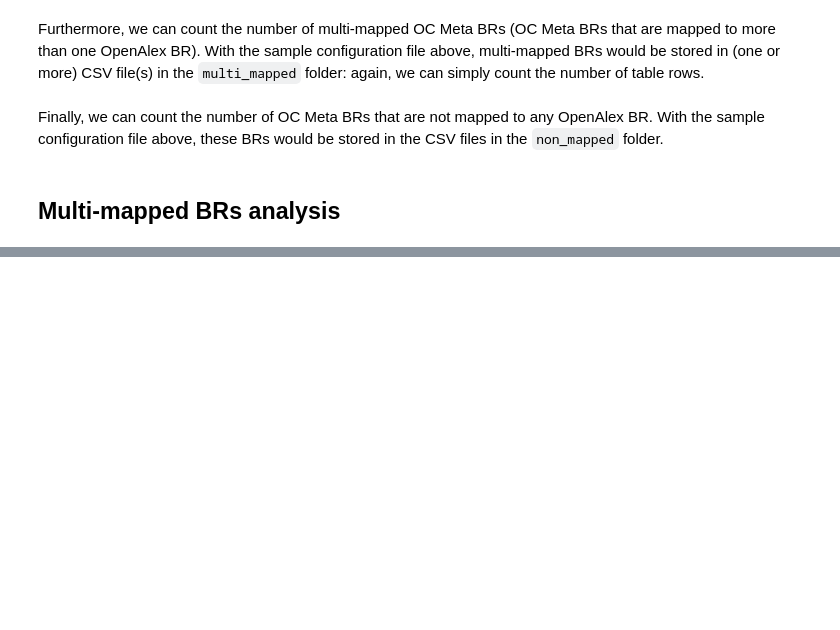
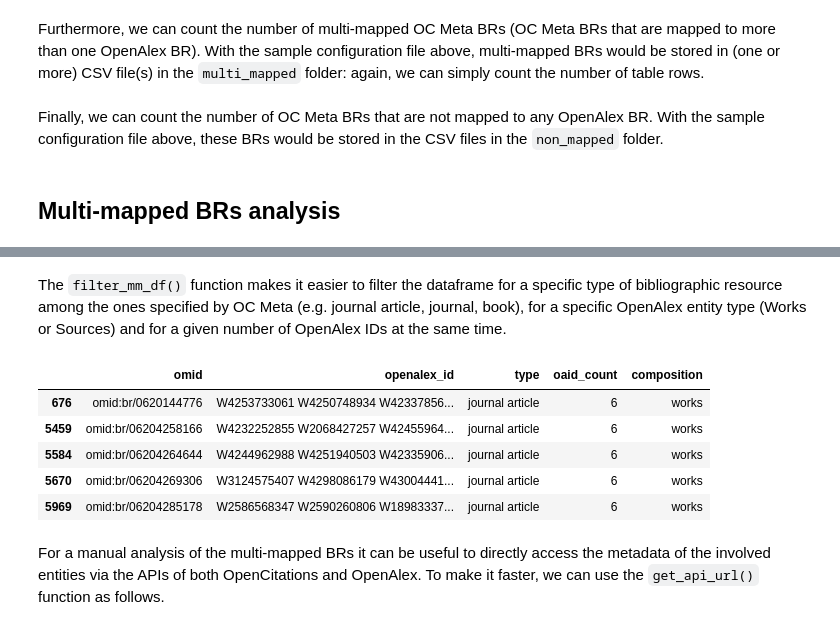
Before and after one commit to eliarizzetto/omid-openalex, a Jupyter notebook: analysis_guide.ipynb, the cells around one changed output, grey strips where cells are left out. Drawn from its saved outputs; the diff is of its cells as text; code cells hidden in the pictures; blank space fills up the shorter version.

```diff
--- a/analysis_guide.ipynb
+++ b/analysis_guide.ipynb
@@ -150,0 +154,9 @@ print(f'Total number of unmapped OC Meta BRs (from CSV dump): {non_mapped_brs_co
+# %%
+import pandas as pd
+from omid_openalex.utils import read_csv_tables
+
+# mm_csv = '../mapping_output/multi_mapped/multi_mapped_omids.csv' # multi-mapped BRs are stored in a single CSV file
+mm_csv = "D:/mapping_oct_23/multi_map/multi_mapped_omids.csv" # multi-mapped BRs are stored in a single CSV file; replace this path with the one where you saved your results
+
+df = pd.read_csv(mm_csv, encoding='utf-8')
+df.head()
@@ -150,0 +205,17 @@ print(f'Total number of unmapped OC Meta BRs (from CSV dump): {non_mapped_brs_co
+# %% [markdown]
+The `filter_mm_df()` function makes it easier to filter the dataframe for a specific type of bibliographic resource among the ones specified by OC Meta (e.g. journal article, journal, book), for a specific OpenAlex entity type (Works or Sources) and for a given number of OpenAlex IDs at the same time.
+# %%
+from omid_openalex.analytics.helper import prepare_data_for_filtering, filter_mm_df
+
+new_df = prepare_data_for_filtering(mm_csv)
+filtered_df = filter_mm_df(new_df, res_type='journal article', composition='works', oaid_count=6)
+filtered_df.head()
+# %% [output]
+|  | omid | openalex_id | type | oaid_count | composition |
+| 676 | omid:br/0620144776 | W4253733061 W4250748934 W42337856... | journal article | 6 | works |
+| 5459 | omid:br/06204258166 | W4232252855 W2068427257 W42455964... | journal article | 6 | works |
+| 5584 | omid:br/06204264644 | W4244962988 W4251940503 W42335906... | journal article | 6 | works |
+| 5670 | omid:br/06204269306 | W3124575407 W4298086179 W43004441... | journal article | 6 | works |
+| 5969 | omid:br/06204285178 | W2586568347 W2590260806 W18983337... | journal article | 6 | works |
+# %% [markdown]
+For a manual analysis of the multi-mapped BRs it can be useful to directly access the metadata of the involved entities via the APIs of both OpenCitations and OpenAlex. To make it faster, we can use the `get_api_url()` function as follows.
```
Also changed, not shown: parts of 21 cells of this notebook, 2 other files.
